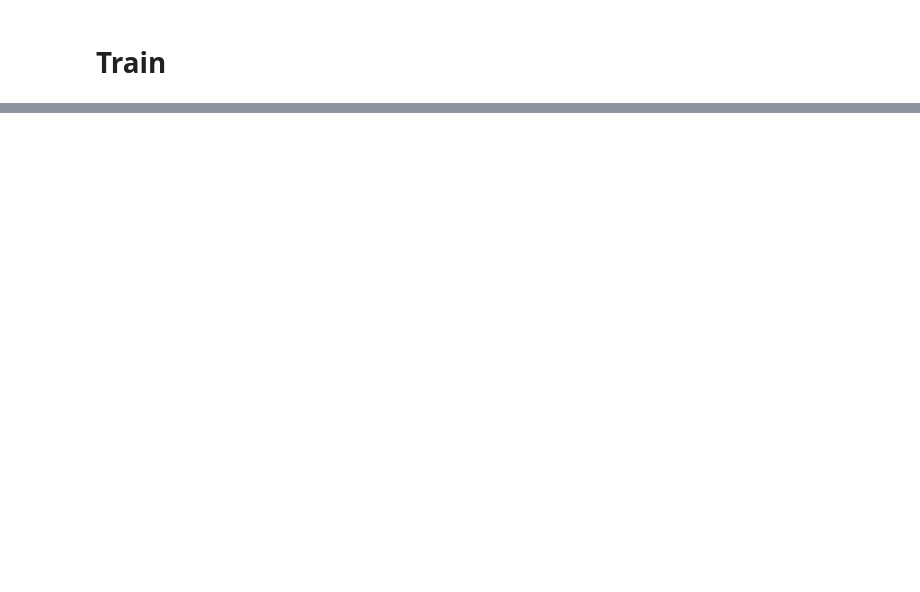
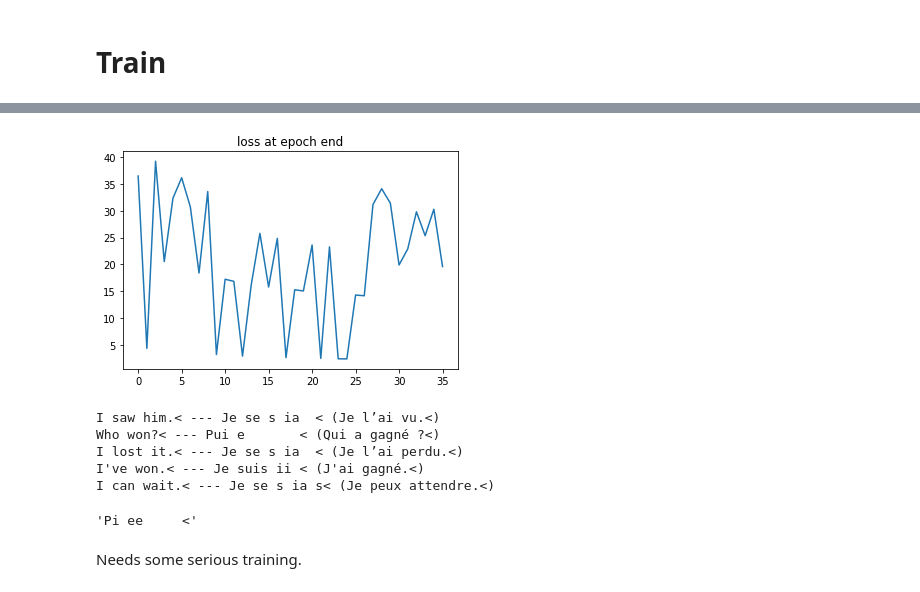
Before and after one commit to hans-elliott99/python-ml, a Jupyter notebook: tutorials/pytorch/GRU_eng-fra-transl.ipynb, the cells around one changed output, grey strips where cells are left out. Saved outputs shown, nothing was run; the diff lists cells and outputs as text; code cells hidden in the pictures; blank space fills up the shorter version.

```diff
--- a/tutorials/pytorch/GRU_eng-fra-transl.ipynb
+++ b/tutorials/pytorch/GRU_eng-fra-transl.ipynb
@@ -410,0 +604,40 @@ torch.nn.functional.softmax(logits, dim=0)
+# %%
+# Reset weights
+model.init_weights(lam=0.01)
+
+TFR = 0.5
+print_every = 1
+plot_every = 1
+epochs = 10
+
+loss_list = []
+# %%
+strt = time.time()
+for epoch in range(1, epochs):
+    ep_loss = 0
+    sample_ix = [i for i in range(0, N_SAMPLES)]
+    random.shuffle(sample_ix)
+
+    for sample in sample_ix:
+        x, y = Xs[sample], Ys[sample]
+        output, loss = model.forward(x, y, teacher_forcing_ratio=TFR)
+        ep_loss += loss.item()
+
+        model.backprop_update(lr=0.1)
+
+    if epoch % print_every == 0:
+        guess, true = model.decode_output(output, label=y)
+        stp = time.time()
+
+        print(f"({epoch}/{epochs}) Loss = {ep_loss/N_SAMPLES}")
+        print("Guess:", guess)
+        print("True:", true, end=" | ")
+        print("English:", ''.join([itos[i.item()] for i in x]), end="  ")
+        print(f"(elapsed: {round(stp-strt, 3)}s)")
+
+        with open('train-log.txt', 'w') as f:
+            f.write(f'epoch {epoch}; loss {ep_loss} \n')
+
+
+    if epoch % plot_every == 0:
+        loss_list.append(loss.item())
@@ -410,0 +662,26 @@ torch.nn.functional.softmax(logits, dim=0)
+# %%
+plt.plot(loss_list)
+plt.title("loss at epoch end")
+plt.show()
+# %% [output]
+[figure, added]
+# %%
+# Evaluate some training examples
+for _ in range(5):
+    i = random.randint(0, len(Xs)+1)
+    eng = ''.join([itos[i.item()] for i in Xs[i]])
+    guess = model.evaluate(eng)
+    true = ''.join([itos[i.item()] for i in Ys[i]])
+    print(eng, "---", guess, f"({true})")
+# %% [output]
+I saw him.< --- Je se s ia  < (Je l’ai vu.<)
+Who won?< --- Pui e       < (Qui a gagné ?<)
+I lost it.< --- Je se s ia  < (Je l’ai perdu.<)
+I've won.< --- Je suis ii < (J'ai gagné.<)
+I can wait.< --- Je se s ia s< (Je peux attendre.<)
+# %%
+model.evaluate("Hello!")
+# %% [output]
+'Pi ee     <'
+# %% [markdown]
+Needs some serious training.
```
Also changed, not shown: parts of 26 cells of this notebook, 1 other file.
